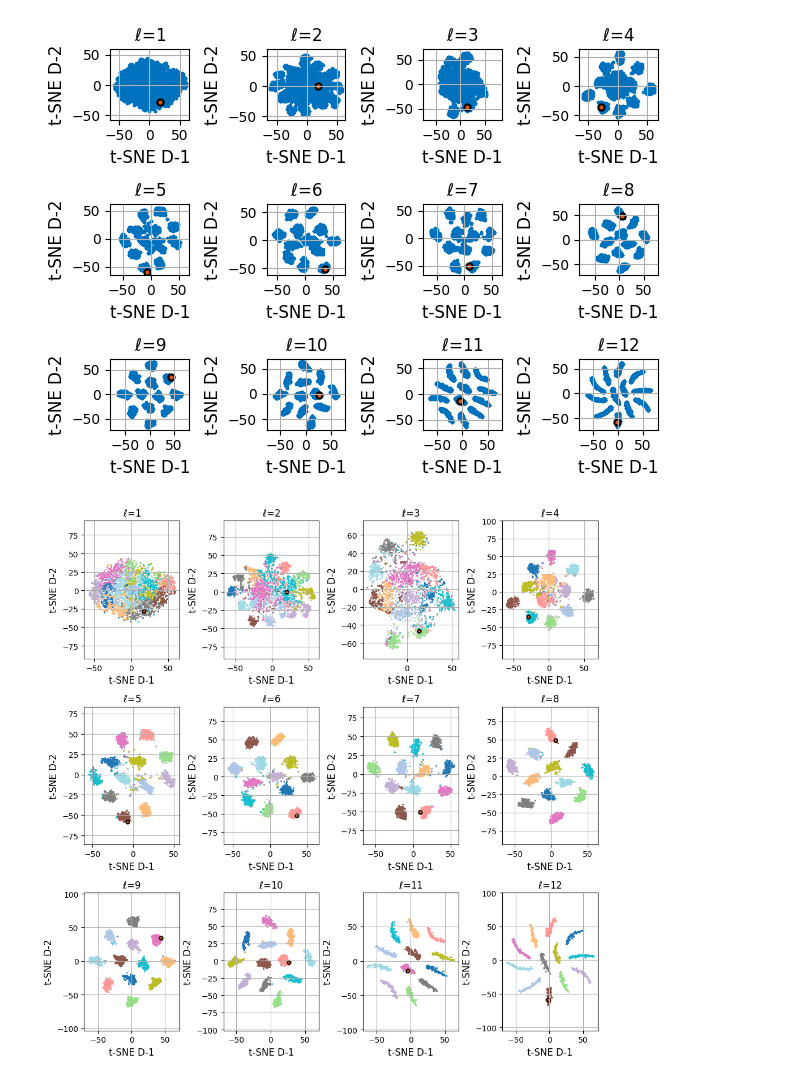
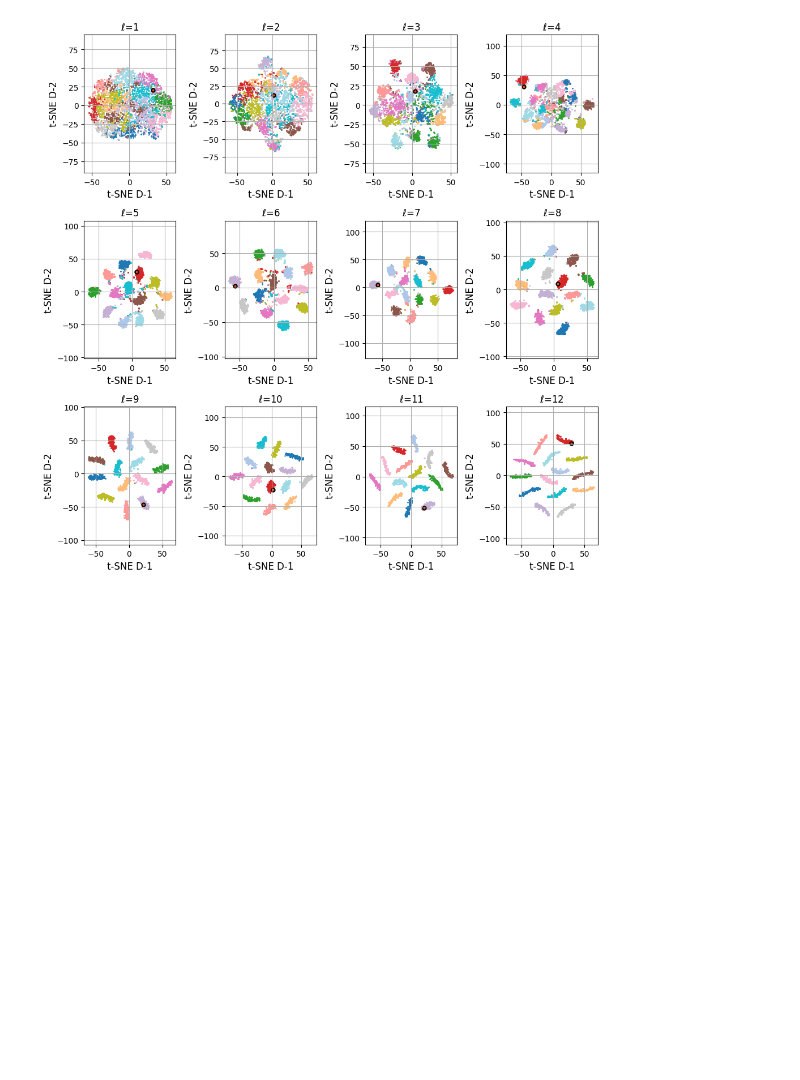
Before and after one commit to yenlungLai/Wormhole-Dynamics-in-Deep-Neural-Networks, a Jupyter notebook: Clustering_exp_python.ipynb, the cells around one changed output. Saved outputs shown, nothing was run; the diff lists cells and outputs as text; code cells hidden in the pictures; blank space fills up the shorter version.

```diff
--- a/Clustering_exp_python.ipynb
+++ b/Clustering_exp_python.ipynb
@@ -28,7 +28,7 @@ n = 2**8
 L = 12
 k = 50
 N = 500
-R = 6  # Set R to any desired number of rounds
+R = 7  # Set R to any desired number of rounds
 
 # Generate and normalize initial vector u
 u = np.random.randn(1, k)
@@ -135,27 +135,4 @@ for i in range(1, L + 1):
 
 plt.tight_layout()
 plt.show()
-
-# Create the second figure
-plt.figure(figsize=(10, 10))
-
-# Iterate over L to generate t-SNE plots for each dataset (First Figure)
-for i in range(1, L + 1):
-    combined_data = y[i]  # Replace `y[i]` with your specific dataset if necessary
-    tsne = TSNE(n_components=2, random_state=0)
-    Y = tsne.fit_transform(combined_data)
-
-    # Create subplot
-    plt.subplot(rows, cols, i)
-    plt.scatter(Y[:, 0], Y[:, 1], s=markerSize1, color='#1E90FF', edgecolor='#0072BD', linewidth=lineWidth)
-    plt.scatter(Y[0, 0], Y[0, 1], s=markerSize2, color='#D95319', edgecolor='#000000', linewidth=lineWidth)
-
-    plt.xlabel('t-SNE D-1', fontsize=fontSize)
-    plt.ylabel('t-SNE D-2', fontsize=fontSize)
-    plt.grid(True)
-    plt.title(f'$\ell$={i}', fontsize=fontSize)
-    plt.axis('equal')
-
-plt.tight_layout()
-plt.show()
 # %% [output]
@@ -168,7 +144,7 @@ plt.figure(figsize=(10, 10))
 
 # Create a color map with 12 distinct colors
 from matplotlib.colors import ListedColormap
-colors = plt.cm.get_cmap('tab20', num_clusters)  # Adjusts to a colormap with enough distinct colors
+colors = plt.cm.get_cmap('tab20', 2*R)  # Adjusts to a colormap with enough distinct colors
 
 # Iterate over L to generate t-SNE plots for each dataset (Second Figure)
 for i in range(1, L + 1):
@@ -177,32 +153,31 @@ for i in range(1, L + 1):
     # Apply K-Means clustering to assign clusters
     num_clusters = 2 * R  # Adjust as needed
     kmeans = KMeans(n_clusters=num_clusters, random_state=0)
     cluster_labels = kmeans.fit_predict(combined_data)
 
     # Apply t-SNE
     tsne = TSNE(n_components=2, random_state=0)
     Y = tsne.fit_transform(combined_data)
 
     # Create subplot
     plt.subplot(rows, cols, i)
 
     # Plot each cluster with a different color from the color map
     for cluster in range(num_clusters):
         cluster_points = Y[cluster_labels == cluster]
         plt.scatter(cluster_points[:, 0], cluster_points[:, 1], s=markerSize1, color=colors(cluster))
 
     # Highlight the first data point
     plt.scatter(Y[0, 0], Y[0, 1], s=markerSize2, color='#D95319', edgecolor='#000000', linewidth=lineWidth)
 
     plt.xlabel('t-SNE D-1', fontsize=fontSize)
     plt.ylabel('t-SNE D-2', fontsize=fontSize)
     plt.grid(True)
     plt.title(f'$\ell$={i}', fontsize=fontSize)
     plt.axis('equal')
     # Remove the legend for the second figure
 
 plt.tight_layout()
 plt.show()
 # %% [output]
-[figure, old version]
+[figure, new version]
-[figure, removed]
```
Also changed, not shown: parts of 1 cell of this notebook.
